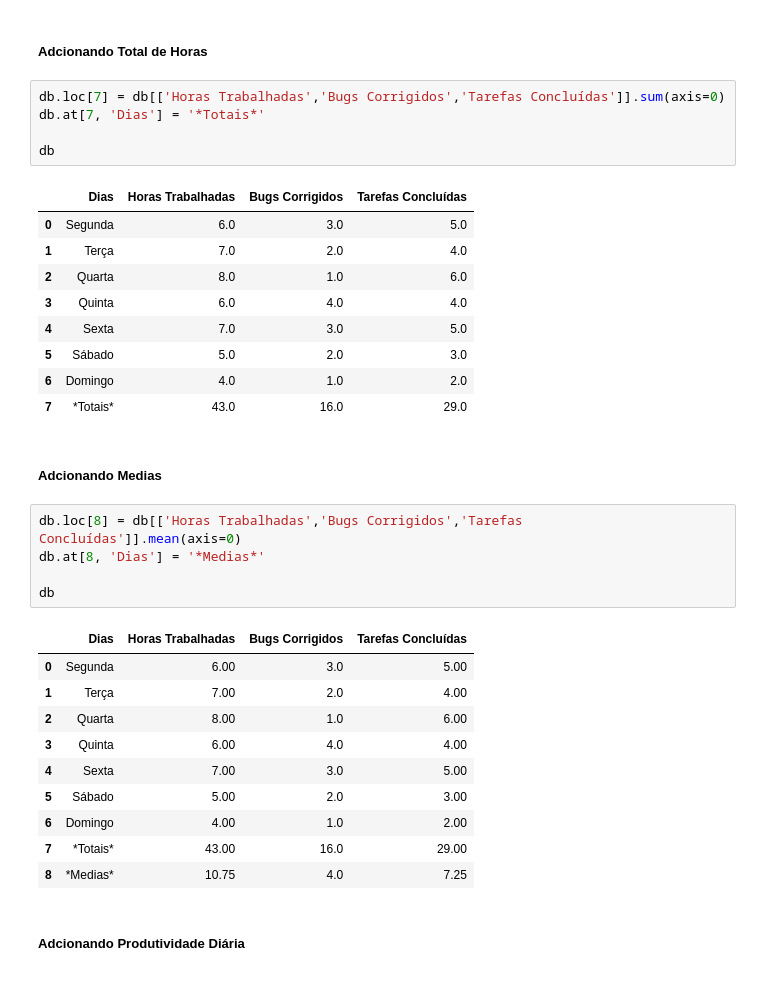
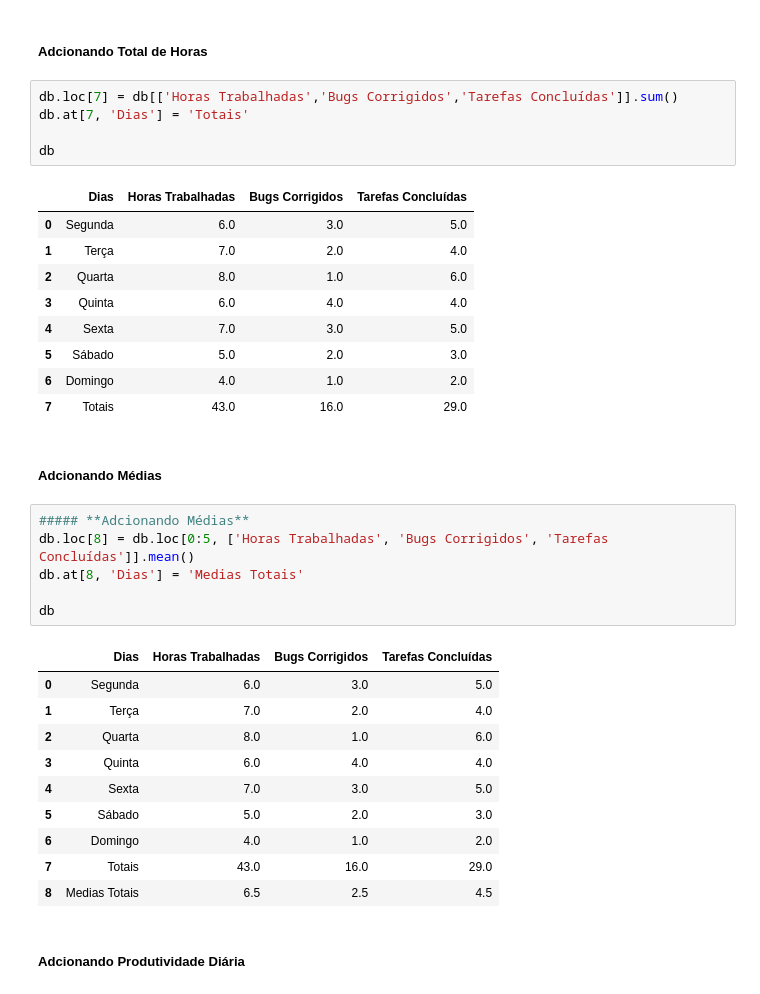
Before and after one commit to NewKanvas/M4-Projeto-Individual, a Jupyter notebook: notebook.ipynb, the cells around one changed output. Cells and saved outputs as stored; diff of their text form.

```diff
--- a/notebook.ipynb
+++ b/notebook.ipynb
@@ -50,8 +28,8 @@ db
 # %% [markdown]
 ##### **Adcionando Total de Horas**
 # %%
-db.loc[7] = db[['Horas Trabalhadas','Bugs Corrigidos','Tarefas Concluídas']].sum(axis=0)
-db.at[7, 'Dias'] = '*Totais*'
+db.loc[7] = db[['Horas Trabalhadas','Bugs Corrigidos','Tarefas Concluídas']].sum()
+db.at[7, 'Dias'] = 'Totais'
 
 db
 # %% [output]
@@ -63,25 +41,26 @@ db
 | 4 | Sexta | 7.0 | 3.0 | 5.0 |
 | 5 | Sábado | 5.0 | 2.0 | 3.0 |
 | 6 | Domingo | 4.0 | 1.0 | 2.0 |
-| 7 | *Totais* | 43.0 | 16.0 | 29.0 |
+| 7 | Totais | 43.0 | 16.0 | 29.0 |
 # %% [markdown]
-##### **Adcionando Medias**
+##### **Adcionando Médias**
 # %%
-db.loc[8] = db[['Horas Trabalhadas','Bugs Corrigidos','Tarefas Concluídas']].mean(axis=0)
-db.at[8, 'Dias'] = '*Medias*'
+##### **Adcionando Médias**
+db.loc[8] = db.loc[0:5, ['Horas Trabalhadas', 'Bugs Corrigidos', 'Tarefas Concluídas']].mean()
+db.at[8, 'Dias'] = 'Medias Totais'
 
 db
 # %% [output]
 |  | Dias | Horas Trabalhadas | Bugs Corrigidos | Tarefas Concluídas |
-| 0 | Segunda | 6.00 | 3.0 | 5.00 |
-| 1 | Terça | 7.00 | 2.0 | 4.00 |
-| 2 | Quarta | 8.00 | 1.0 | 6.00 |
-| 3 | Quinta | 6.00 | 4.0 | 4.00 |
-| 4 | Sexta | 7.00 | 3.0 | 5.00 |
-| 5 | Sábado | 5.00 | 2.0 | 3.00 |
-| 6 | Domingo | 4.00 | 1.0 | 2.00 |
-| 7 | *Totais* | 43.00 | 16.0 | 29.00 |
-| 8 | *Medias* | 10.75 | 4.0 | 7.25 |
+| 0 | Segunda | 6.0 | 3.0 | 5.0 |
+| 1 | Terça | 7.0 | 2.0 | 4.0 |
+| 2 | Quarta | 8.0 | 1.0 | 6.0 |
+| 3 | Quinta | 6.0 | 4.0 | 4.0 |
+| 4 | Sexta | 7.0 | 3.0 | 5.0 |
+| 5 | Sábado | 5.0 | 2.0 | 3.0 |
+| 6 | Domingo | 4.0 | 1.0 | 2.0 |
+| 7 | Totais | 43.0 | 16.0 | 29.0 |
+| 8 | Medias Totais | 6.5 | 2.5 | 4.5 |
 # %% [markdown]
 ##### **Adcionando Produtividade Diária**
 # %%
```
Also changed, not shown: parts of 14 cells of this notebook.
